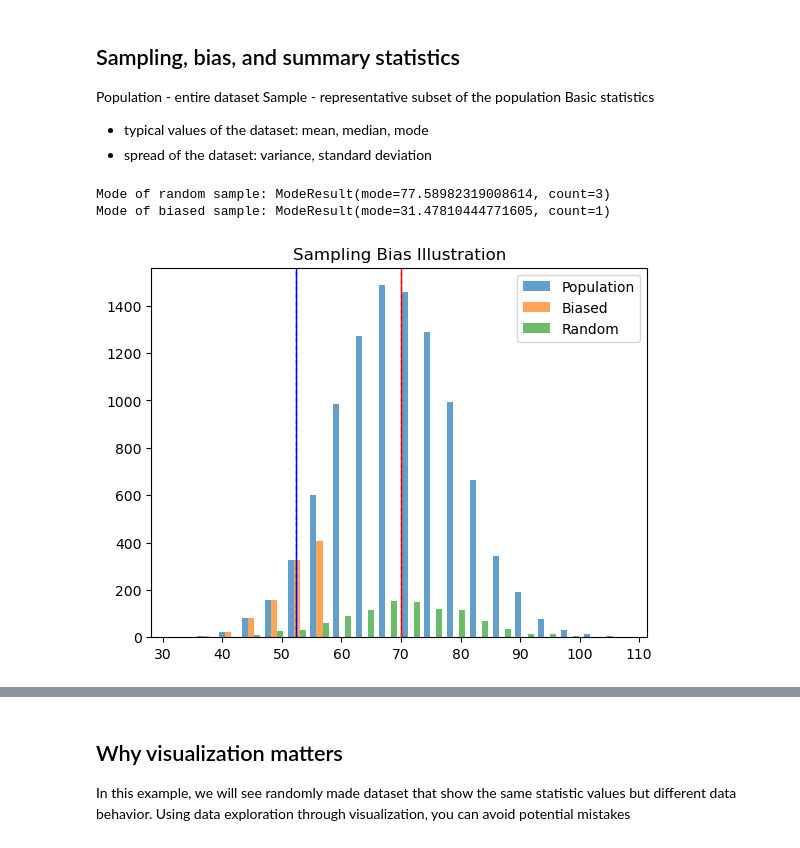
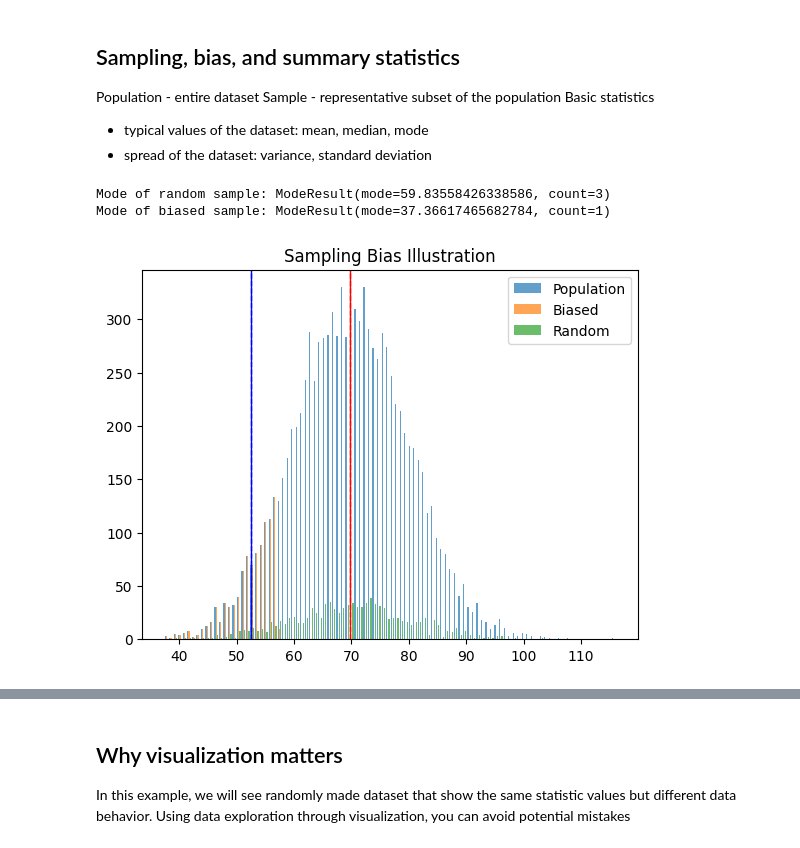
Before and after one commit to dlekdms2021/Lecture_digital_pattern_recognition, a Jupyter notebook: week2_makeup_visualization_analysis/practice_data_visualization.ipynb, the cells around one changed output, grey strips where cells are left out. Cells and saved outputs as stored; diff of their text form; code cells hidden in the pictures.

```diff
--- a/week2_makeup_visualization_analysis/practice_data_visualization.ipynb
+++ b/week2_makeup_visualization_analysis/practice_data_visualization.ipynb
@@ -24,27 +22,27 @@ Basic statistics
 # %%
 # Create population data
 population = np.random.normal(70, 10, 10000)
 
 # Sampling (biased sample vs. random sample)
 biased_sample = sorted(population)[:1000]
 random_sample = np.random.choice(population, 1000)
 
 # Visualize the distributions
-plt.hist([population, biased_sample, random_sample], label=['Population', 'Biased', 'Random'], bins=20, alpha=0.7)
+plt.hist([population, biased_sample, random_sample], label=['Population', 'Biased', 'Random'], bins=100, alpha=0.7)
 plt.legend(); plt.title("Sampling Bias Illustration")
 plt.axvline(np.mean(biased_sample), color='blue', linewidth=1)
 plt.axvline(np.mean(biased_sample), color='blue', linestyle='dashed', linewidth=1)
 
 plt.axvline(np.mean(random_sample), color='red', linewidth=1)
 plt.axvline(np.mean(random_sample), color='red', linestyle='dashed', linewidth=1)
 
 from scipy import stats
 print('Mode of random sample:', stats.mode(random_sample))
 print('Mode of biased sample:', stats.mode(biased_sample))
 # %% [output]
-Mode of random sample: ModeResult(mode=77.58982319008614, count=3)
-Mode of biased sample: ModeResult(mode=31.47810444771605, count=1)
+Mode of random sample: ModeResult(mode=59.83558426338586, count=3)
+Mode of biased sample: ModeResult(mode=37.36617465682784, count=1)
-[figure, old version]
+[figure, new version]
 # %%
 # Visualize the distributions
 plt.hist([biased_sample, random_sample], label=['Biased', 'Random'], bins=20, alpha=0.7)
```
Also changed, not shown: parts of 29 cells of this notebook.
